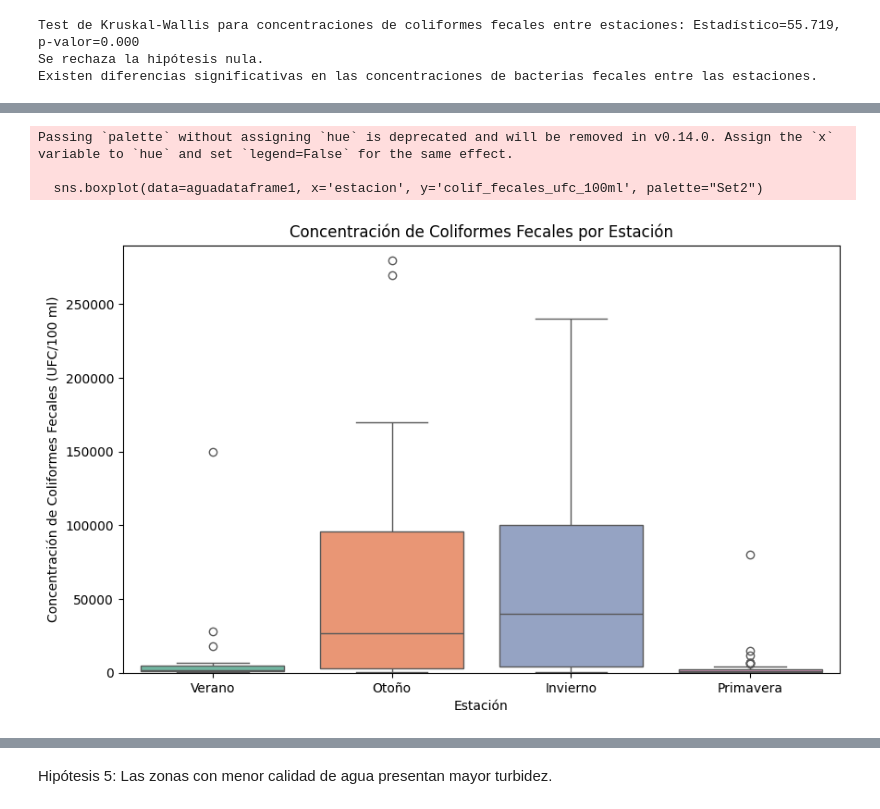
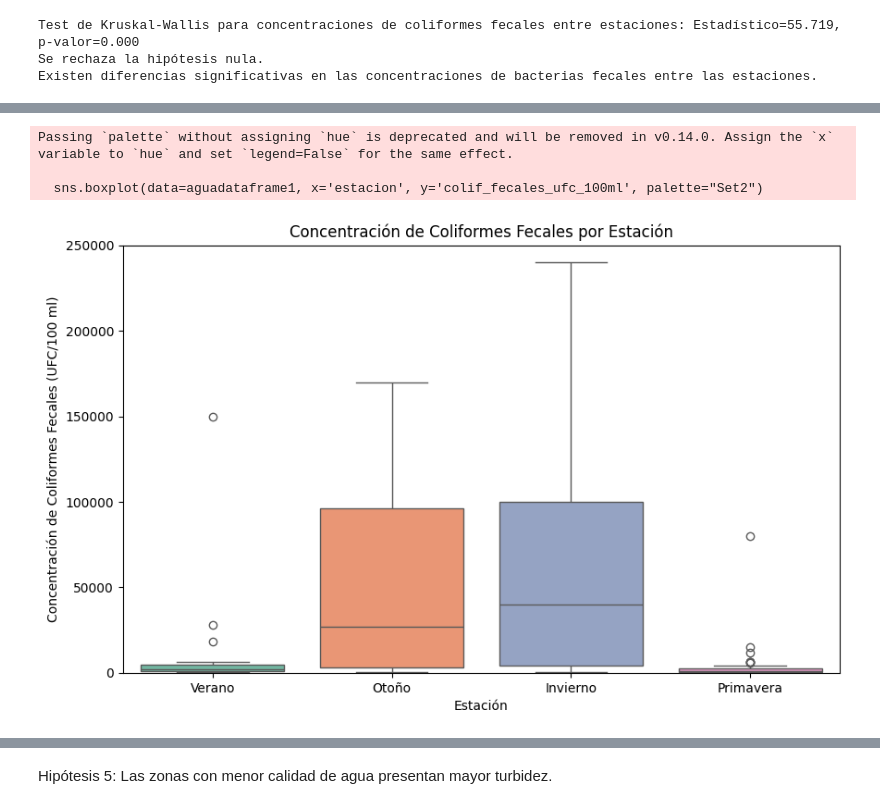
Before and after one commit to RamiroOrtiz02/PracticoEspecialGrupo14, a Jupyter notebook: codigo.ipynb, the cells around one changed output, grey strips where cells are left out. Cells and saved outputs as stored; diff of their text form; code cells hidden in the pictures.

```diff
--- a/codigo.ipynb
+++ b/codigo.ipynb
@@ -387,24 +381,20 @@ Existen diferencias significativas en las concentraciones de bacterias fecales e
 # %%
-import matplotlib.pyplot as plt
-import seaborn as sns
-
-# Crear una columna en el DataFrame original para indicar la estación
 aguadataframe1['estacion'] = None
 aguadataframe1.loc[aguadataframe1['campaña_Primavera'] == True, 'estacion'] = 'Primavera'
 aguadataframe1.loc[aguadataframe1['campaña_Verano'] == True, 'estacion'] = 'Verano'
 aguadataframe1.loc[aguadataframe1['campaña_invierno'] == True, 'estacion'] = 'Invierno'
 aguadataframe1.loc[aguadataframe1['campaña_otoño'] == True, 'estacion'] = 'Otoño'
 
 # Graficar un boxplot para cada estación
 plt.figure(figsize=(10, 6))
 sns.boxplot(data=aguadataframe1, x='estacion', y='colif_fecales_ufc_100ml', palette="Set2")
 plt.title('Concentración de Coliformes Fecales por Estación')
 plt.xlabel('Estación')
 plt.ylabel('Concentración de Coliformes Fecales (UFC/100 ml)')
-plt.ylim(0, 290000)  # Ajusta este rango según los valores que deseas visualizar
+plt.ylim(0, 250000)  # Ajusta este rango según los valores que deseas visualizar
 plt.show()
 # %% [output]
 Passing `palette` without assigning `hue` is deprecated and will be removed in v0.14.0. Assign the `x` variable to `hue` and set `legend=False` for the same effect.
 
   sns.boxplot(data=aguadataframe1, x='estacion', y='colif_fecales_ufc_100ml', palette="Set2")
-[figure, old version]
+[figure, new version]
```
Also changed, not shown: parts of 37 cells of this notebook.
